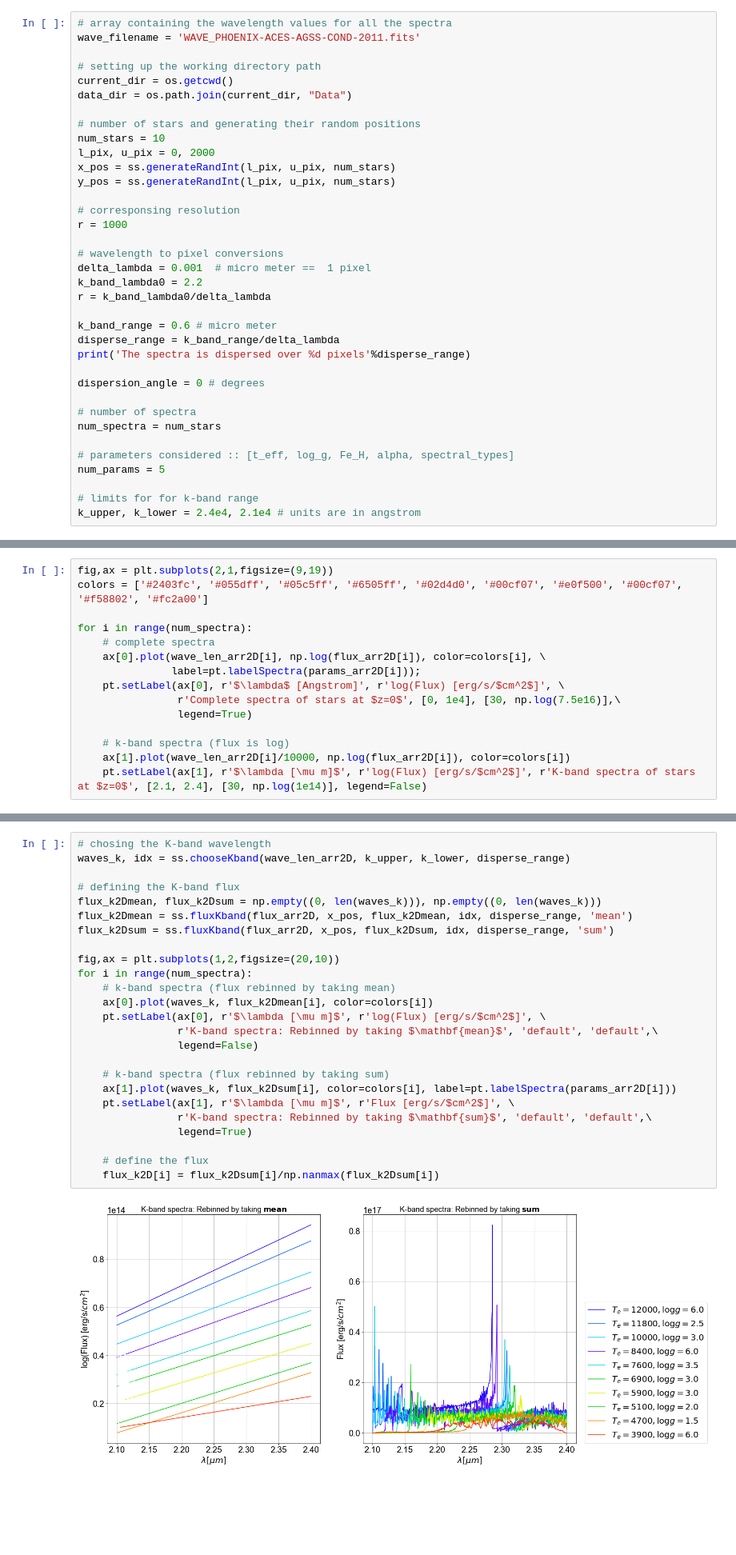
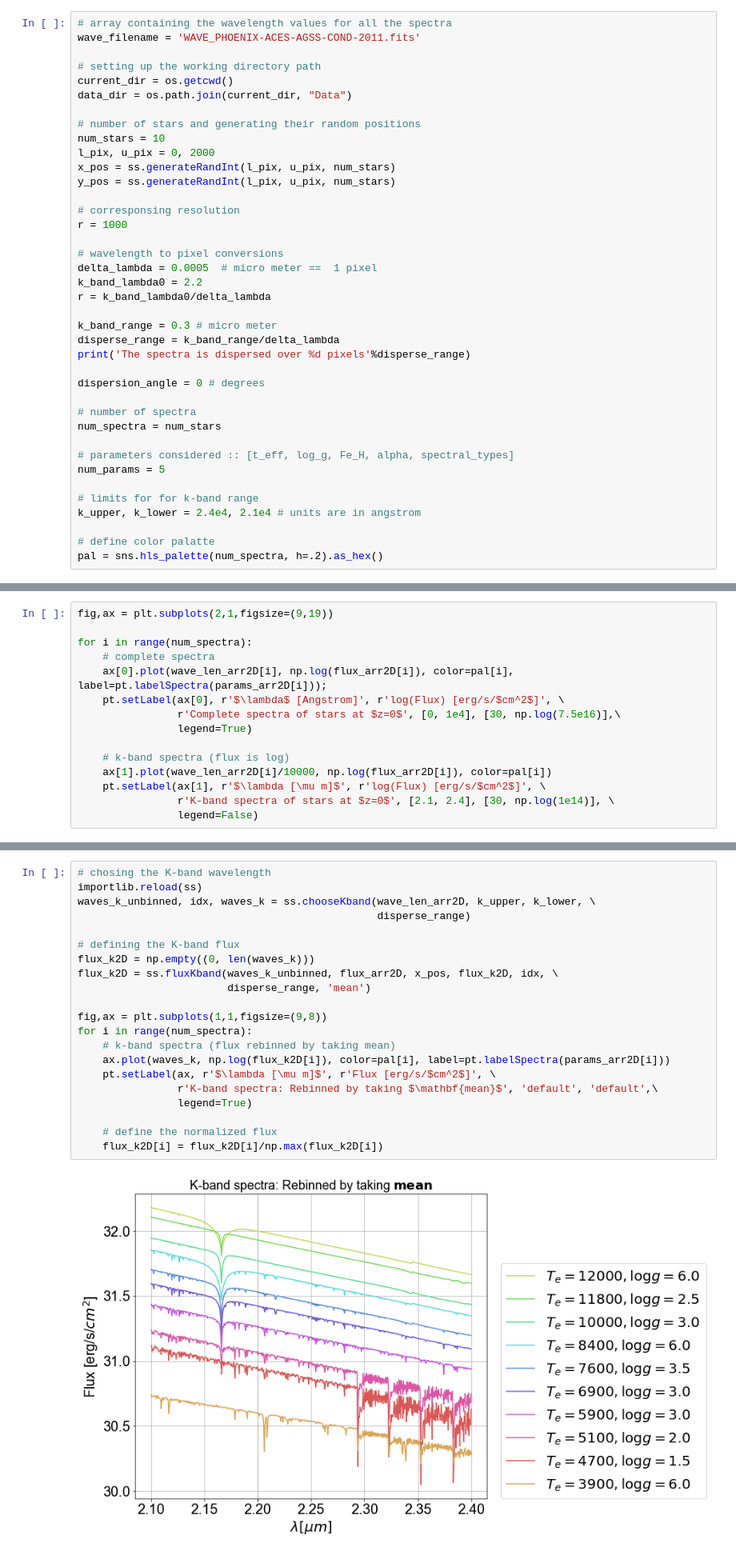
Before and after one commit to SoumyaShreeram/Slitless_spectroscopy, a Jupyter notebook: 01_Simulating_Spectra.ipynb, the cells around one changed output, grey strips where cells are left out. Shown: that part at 80% size. Cells and saved outputs as stored; diff of their text form; blank space fills up the shorter version.

Commit message:
corrected spectra, plotted dispersion

```diff
--- a/01_Simulating_Spectra.ipynb
+++ b/01_Simulating_Spectra.ipynb
@@ -74,11 +75,11 @@ y_pos = ss.generateRandInt(l_pix, u_pix, num_stars)
 r = 1000
 
 # wavelength to pixel conversions
-delta_lambda = 0.001  # micro meter ==  1 pixel
+delta_lambda = 0.0005  # micro meter ==  1 pixel
 k_band_lambda0 = 2.2
 r = k_band_lambda0/delta_lambda
 
-k_band_range = 0.6 # micro meter
+k_band_range = 0.3 # micro meter
 disperse_range = k_band_range/delta_lambda
 print('The spectra is dispersed over %d pixels'%disperse_range)
 
@@ -92,6 +93,9 @@ num_params = 5
 
 # limits for for k-band range
 k_upper, k_lower = 2.4e4, 2.1e4 # units are in angstrom
+
+# define color palatte
+pal = sns.hls_palette(num_spectra, h=.2).as_hex()
 # %% [output]
 The spectra is dispersed over 600 pixels
 # %% [markdown]
@@ -148,17 +152,17 @@ for i in range(num_spectra):
 #### 4. Plotting the spectra
 # %%
 fig,ax = plt.subplots(2,1,figsize=(9,19))
-colors = ['#2403fc', '#055dff', '#05c5ff', '#6505ff', '#02d4d0', '#00cf07', '#e0f500', '#00cf07', '#f58802', '#fc2a00']
 
 for i in range(num_spectra):
     # complete spectra
-    ax[0].plot(wave_len_arr2D[i], np.log(flux_arr2D[i]), color=colors[i], \
-               label=pt.labelSpectra(params_arr2D[i]));
+    ax[0].plot(wave_len_arr2D[i], np.log(flux_arr2D[i]), color=pal[i], label=pt.labelSpectra(params_arr2D[i]));
     pt.setLabel(ax[0], r'$\lambda$ [Angstrom]', r'log(Flux) [erg/s/$cm^2$]', \
                 r'Complete spectra of stars at $z=0$', [0, 1e4], [30, np.log(7.5e16)],\
                 legend=True)
 
     # k-band spectra (flux is log)
-    ax[1].plot(wave_len_arr2D[i]/10000, np.log(flux_arr2D[i]), color=colors[i])
-    pt.setLabel(ax[1], r'$\lambda [\mu m]$', r'log(Flux) [erg/s/$cm^2$]', r'K-band spectra of stars at $z=0$', [2.1, 2.4], [30, np.log(1e14)], legend=False)
+    ax[1].plot(wave_len_arr2D[i]/10000, np.log(flux_arr2D[i]), color=pal[i])
+    pt.setLabel(ax[1], r'$\lambda [\mu m]$', r'log(Flux) [erg/s/$cm^2$]', \
+                r'K-band spectra of stars at $z=0$', [2.1, 2.4], [30, np.log(1e14)], \
+                legend=False)
 # %% [output]
@@ -169,31 +173,27 @@ for i in range(num_spectra):
 We chose dispersions only in the K-band wavelengths for the stars.
 # %%
 # chosing the K-band wavelength
-waves_k, idx = ss.chooseKband(wave_len_arr2D, k_upper, k_lower, disperse_range)
+importlib.reload(ss)
+waves_k_unbinned, idx, waves_k = ss.chooseKband(wave_len_arr2D, k_upper, k_lower, \
+                                                disperse_range)
 
 # defining the K-band flux
-flux_k2Dmean, flux_k2Dsum = np.empty((0, len(waves_k))), np.empty((0, len(waves_k)))
-flux_k2Dmean = ss.fluxKband(flux_arr2D, x_pos, flux_k2Dmean, idx, disperse_range, 'mean')
-flux_k2Dsum = ss.fluxKband(flux_arr2D, x_pos, flux_k2Dsum, idx, disperse_range, 'sum')
+flux_k2D = np.empty((0, len(waves_k)))
+flux_k2D = ss.fluxKband(waves_k_unbinned, flux_arr2D, x_pos, flux_k2D, idx, \
+                        disperse_range, 'mean')
 
-fig,ax = plt.subplots(1,2,figsize=(20,10))
+fig,ax = plt.subplots(1,1,figsize=(9,8))
 for i in range(num_spectra):
     # k-band spectra (flux rebinned by taking mean)
-    ax[0].plot(waves_k, flux_k2Dmean[i], color=colors[i])
-    pt.setLabel(ax[0], r'$\lambda [\mu m]$', r'log(Flux) [erg/s/$cm^2$]', \
+    ax.plot(waves_k, np.log(flux_k2D[i]), color=pal[i], label=pt.labelSpectra(params_arr2D[i]))
+    pt.setLabel(ax, r'$\lambda [\mu m]$', r'Flux [erg/s/$cm^2$]', \
                 r'K-band spectra: Rebinned by taking $\mathbf{mean}$', 'default', 'default',\
-                legend=False)
-
-    # k-band spectra (flux rebinned by taking sum)
-    ax[1].plot(waves_k, flux_k2Dsum[i], color=colors[i], label=pt.labelSpectra(params_arr2D[i]))
-    pt.setLabel(ax[1], r'$\lambda [\mu m]$', r'Flux [erg/s/$cm^2$]', \
-                r'K-band spectra: Rebinned by taking $\mathbf{sum}$', 'default', 'default',\
                 legend=True)
 
-    # define the flux
-    flux_k2D[i] = flux_k2Dsum[i]/np.nanmax(flux_k2Dsum[i])
+    # define the normalized flux
+    flux_k2D[i] = flux_k2D[i]/np.max(flux_k2D[i])
 # %% [output]
-[figure, old version]
+[figure, new version]
 # %%
 fig, ax = plt.subplots(1,1,figsize=(9,8))
 
```
Also changed, not shown: parts of 9 cells of this notebook, 5 other files.
